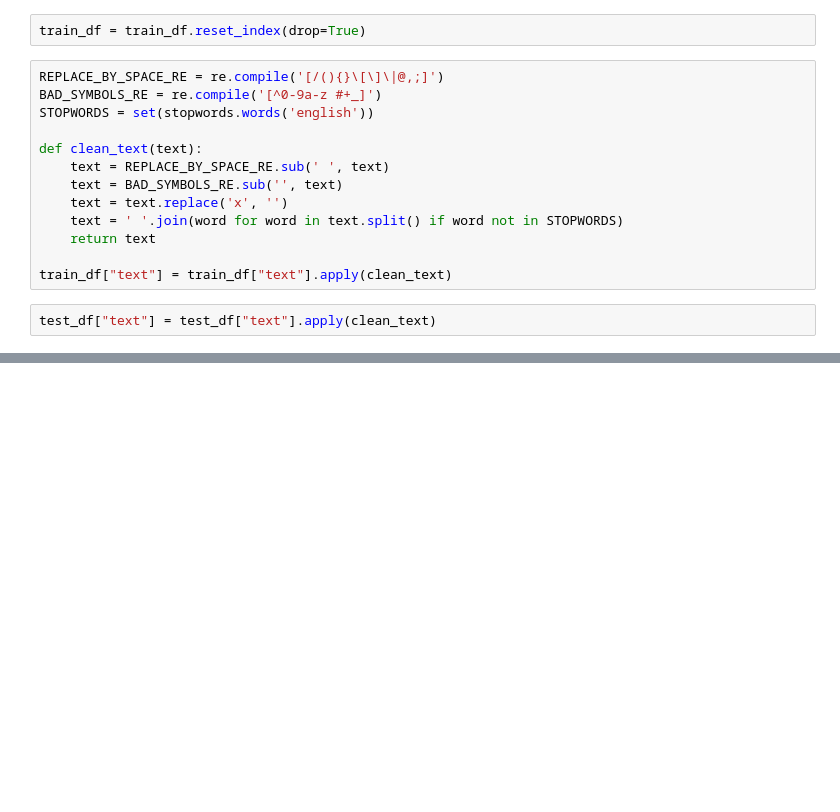
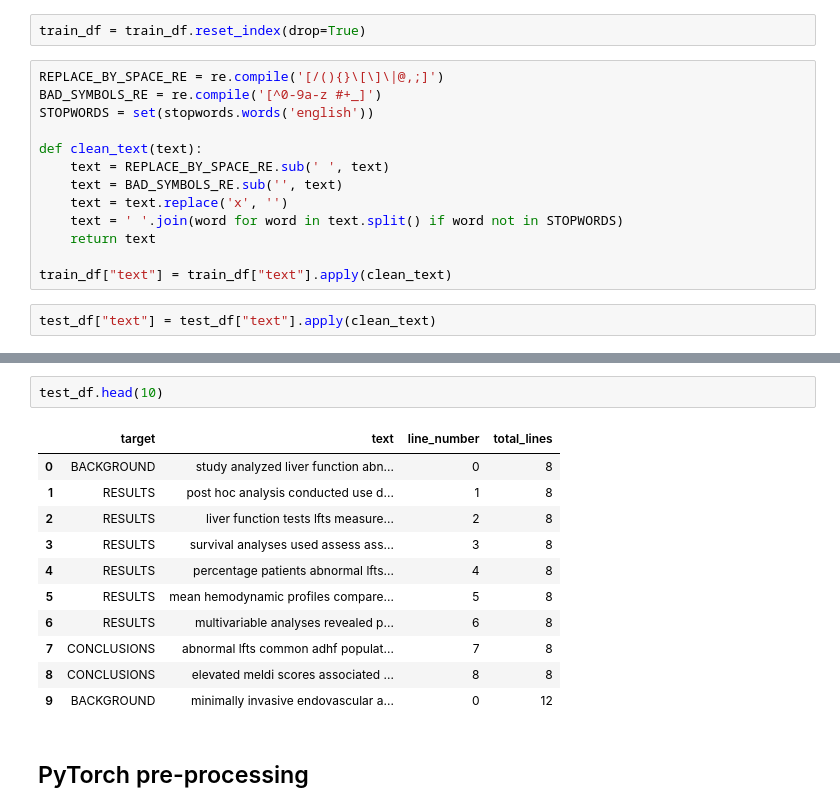
Before and after one commit to UVA-MLSys/DS7406-Spring-2024, a Jupyter notebook: Projects/Team 1/project/LSTM_pytorch.ipynb, the cells around one changed output, grey strips where cells are left out. Drawn from its saved outputs; the diff is of its cells as text; blank space fills up the shorter version.

```diff
--- a/Projects/Team 1/project/LSTM_pytorch.ipynb
+++ b/Projects/Team 1/project/LSTM_pytorch.ipynb
@@ -121,0 +171,16 @@ vocab.set_default_index(vocab["<UNK>"])
+# %%
+test_df.head(10)
+# %% [output]
+|  | target | text | line_number | total_lines |
+| 0 | BACKGROUND | study analyzed liver function abn... | 0 | 8 |
+| 1 | RESULTS | post hoc analysis conducted use d... | 1 | 8 |
+| 2 | RESULTS | liver function tests lfts measure... | 2 | 8 |
+| 3 | RESULTS | survival analyses used assess ass... | 3 | 8 |
+| 4 | RESULTS | percentage patients abnormal lfts... | 4 | 8 |
+| 5 | RESULTS | mean hemodynamic profiles compare... | 5 | 8 |
+| 6 | RESULTS | multivariable analyses revealed p... | 6 | 8 |
+| 7 | CONCLUSIONS | abnormal lfts common adhf populat... | 7 | 8 |
+| 8 | CONCLUSIONS | elevated meldi scores associated ... | 8 | 8 |
+| 9 | BACKGROUND | minimally invasive endovascular a... | 0 | 12 |
+# %% [markdown]
+## PyTorch pre-processing
```
Also changed, not shown: parts of 43 cells of this notebook, 6 other files.
